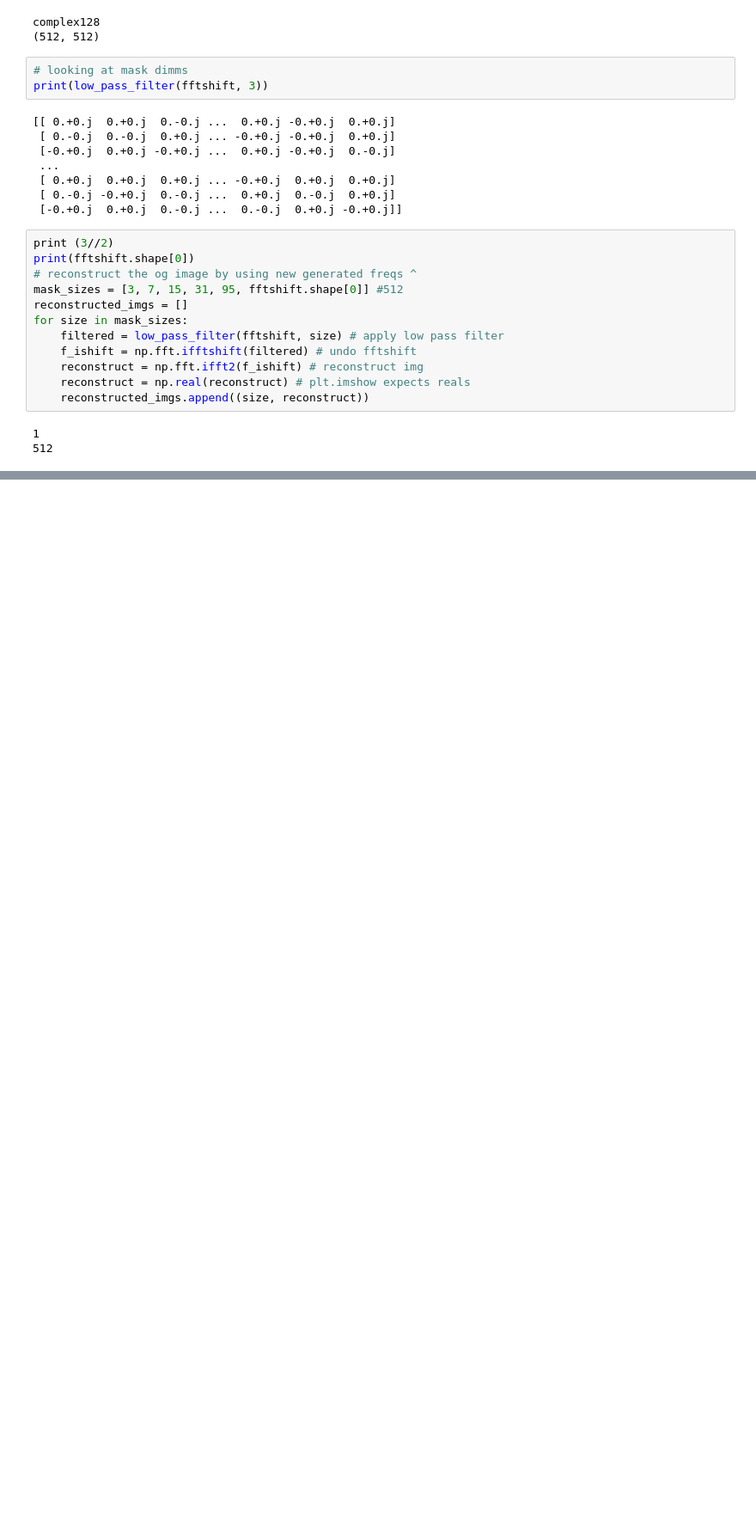
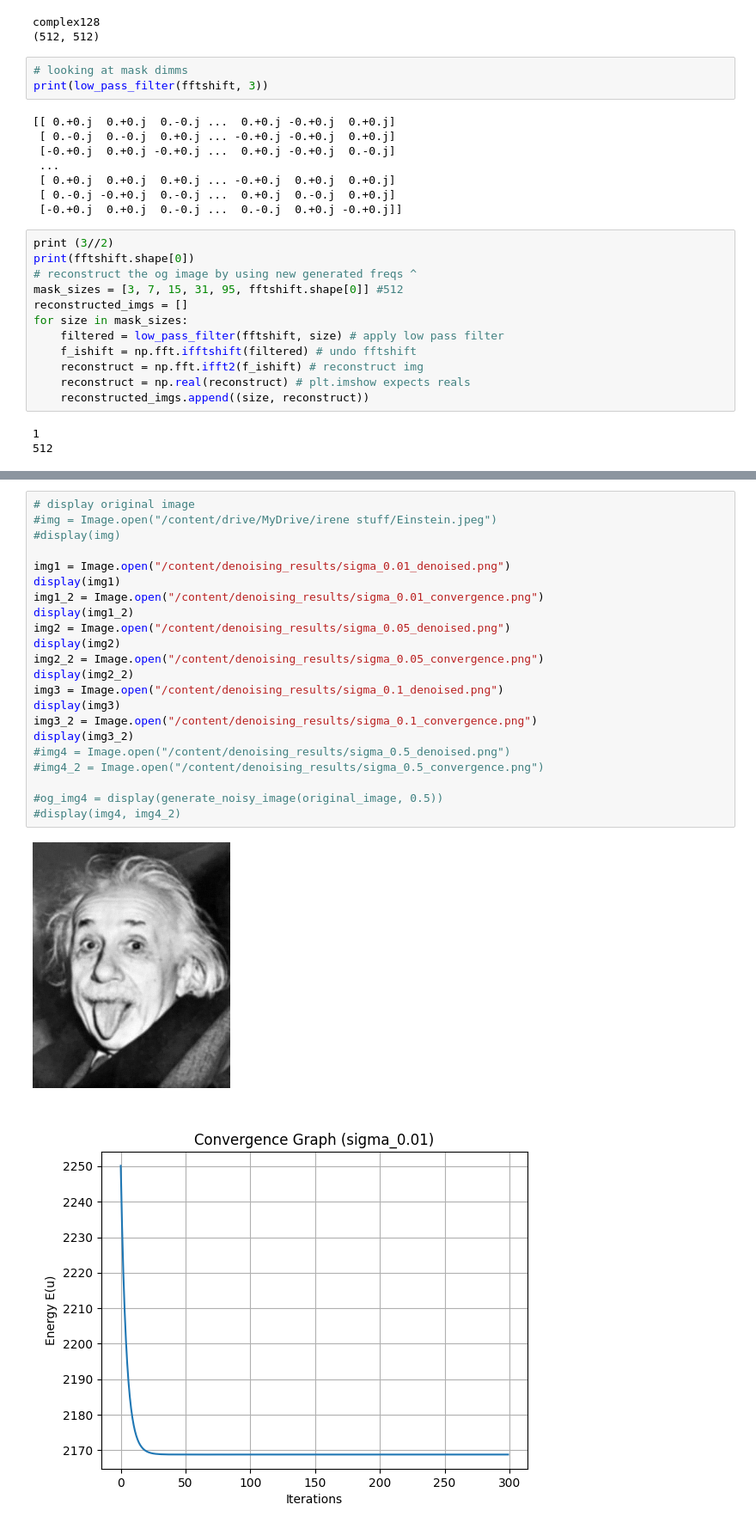
Before and after one commit to tangirene/cs-4501, a Jupyter notebook: irene_ps1.ipynb, the cells around one changed output, grey strips where cells are left out. Shown at 86% size. Cells and saved outputs as stored; diff of their text form; blank space fills up the shorter version.

```diff
--- a/irene_ps1.ipynb
+++ b/irene_ps1.ipynb
@@ -157,0 +369,25 @@ plt.show()
+# %%
+# display original image
+#img = Image.open("/content/drive/MyDrive/irene stuff/Einstein.jpeg")
+#display(img)
+
+img1 = Image.open("/content/denoising_results/sigma_0.01_denoised.png")
+display(img1)
+img1_2 = Image.open("/content/denoising_results/sigma_0.01_convergence.png")
+display(img1_2)
+img2 = Image.open("/content/denoising_results/sigma_0.05_denoised.png")
+display(img2)
+img2_2 = Image.open("/content/denoising_results/sigma_0.05_convergence.png")
+display(img2_2)
+img3 = Image.open("/content/denoising_results/sigma_0.1_denoised.png")
+display(img3)
+img3_2 = Image.open("/content/denoising_results/sigma_0.1_convergence.png")
+display(img3_2)
+#img4 = Image.open("/content/denoising_results/sigma_0.5_denoised.png")
+#img4_2 = Image.open("/content/denoising_results/sigma_0.5_convergence.png")
+
+#og_img4 = display(generate_noisy_image(original_image, 0.5))
+#display(img4, img4_2)
+# %% [output]
+[figure, added]
+[figure, added]
```
Also changed, not shown: parts of 10 cells of this notebook.
